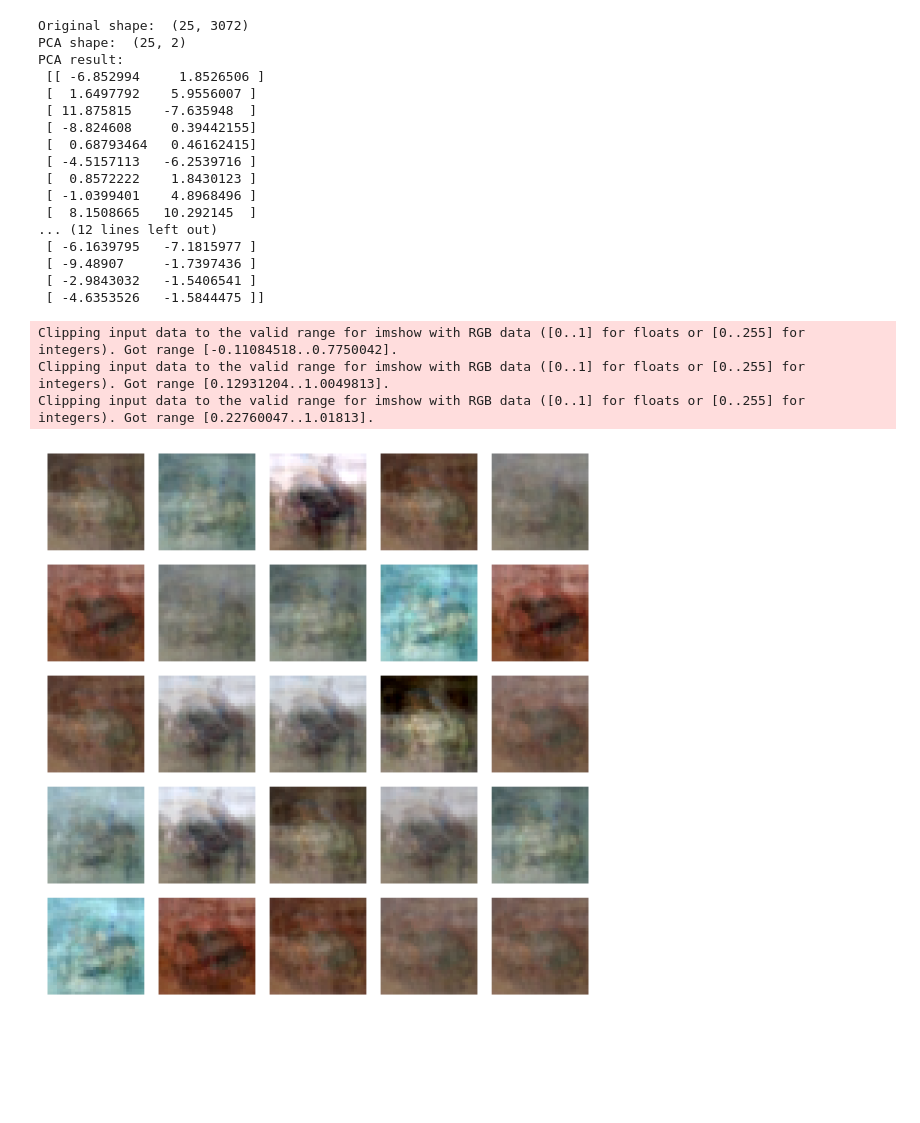
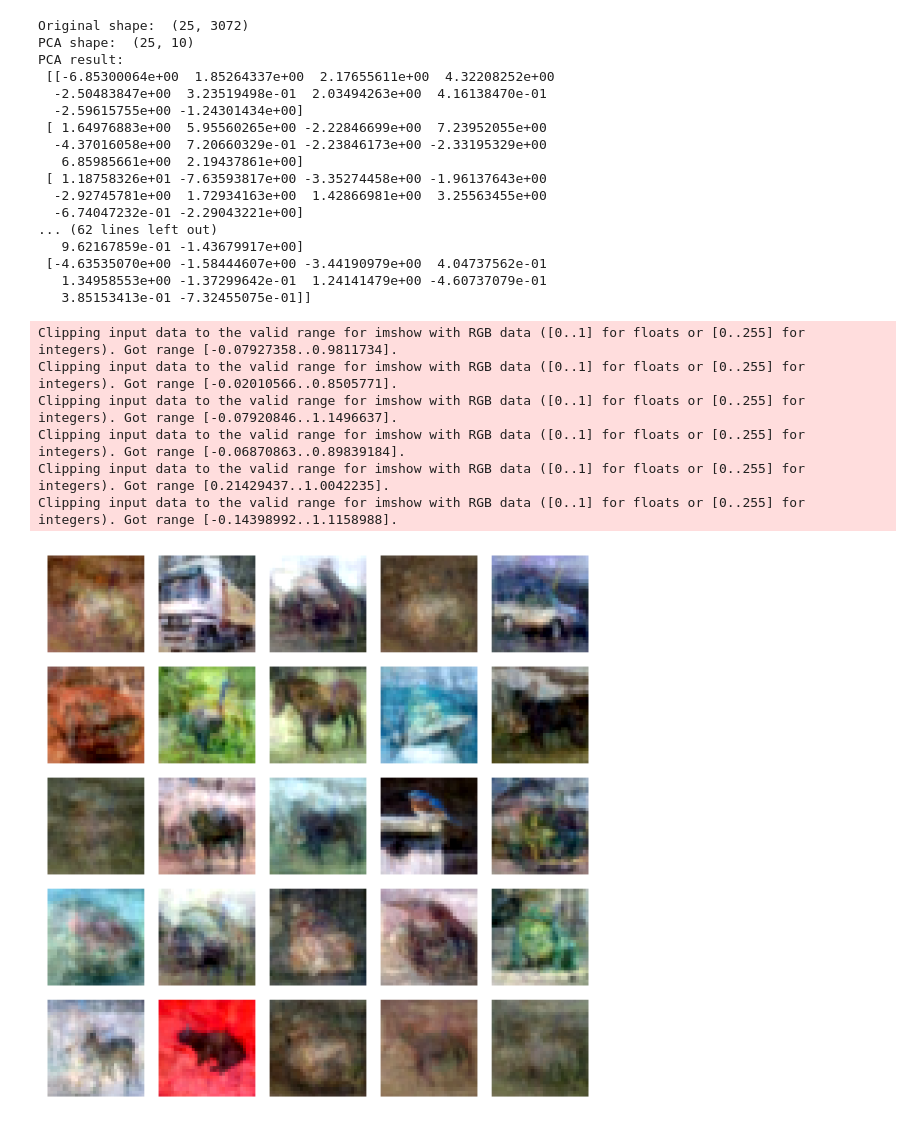
Before and after one commit to imnotuche/Image-clustering-FYP, a Jupyter notebook: notebooks/pca_demonstration.ipynb, the cells around one changed output. Drawn from its saved outputs; the diff is of its cells as text; code cells hidden in the pictures; blank space fills up the shorter version.

```diff
--- a/notebooks/pca_demonstration.ipynb
+++ b/notebooks/pca_demonstration.ipynb
@@ -38,7 +38,7 @@ images=np.array(images)
 N, H, W, C=images.shape
 x=images.reshape(N, -1)
 
-pca=PCA(n_components=2)
+pca=PCA(n_components=10)
 x_pca=pca.fit_transform(x)
 
 print("Original shape: ", x.shape)
@@ -63,21 +72,24 @@ Clipping input data to the valid range for imshow with RGB data ([0..1] for floa
 Original shape:  (25, 3072)
-PCA shape:  (25, 2)
+PCA shape:  (25, 10)
 PCA result:
- [[ -6.852994     1.8526506 ]
- [  1.6497792    5.9556007 ]
- [ 11.875815    -7.635948  ]
- [ -8.824608     0.39442155]
- [  0.68793464   0.46162415]
- [ -4.5157113   -6.2539716 ]
- [  0.8572222    1.8430123 ]
- [ -1.0399401    4.8968496 ]
- [  8.1508665   10.292145  ]
-... (12 lines left out)
- [ -6.1639795   -7.1815977 ]
- [ -9.48907     -1.7397436 ]
- [ -2.9843032   -1.5406541 ]
- [ -4.6353526   -1.5844475 ]]
+ [[-6.85300064e+00  1.85264337e+00  2.17655611e+00  4.32208252e+00
+  -2.50483847e+00  3.23519498e-01  2.03494263e+00  4.16138470e-01
+  -2.59615755e+00 -1.24301434e+00]
+ [ 1.64976883e+00  5.95560265e+00 -2.22846699e+00  7.23952055e+00
+  -4.37016058e+00  7.20660329e-01 -2.23846173e+00 -2.33195329e+00
+   6.85985661e+00  2.19437861e+00]
+ [ 1.18758326e+01 -7.63593817e+00 -3.35274458e+00 -1.96137643e+00
+  -2.92745781e+00  1.72934163e+00  1.42866981e+00  3.25563455e+00
+  -6.74047232e-01 -2.29043221e+00]
+... (62 lines left out)
+   9.62167859e-01 -1.43679917e+00]
+ [-4.63535070e+00 -1.58444607e+00 -3.44190979e+00  4.04737562e-01
+   1.34958553e+00 -1.37299642e-01  1.24141479e+00 -4.60737079e-01
+   3.85153413e-01 -7.32455075e-01]]
-Clipping input data to the valid range for imshow with RGB data ([0..1] for floats or [0..255] for integers). Got range [-0.11084518..0.7750042].
-Clipping input data to the valid range for imshow with RGB data ([0..1] for floats or [0..255] for integers). Got range [0.12931204..1.0049813].
-Clipping input data to the valid range for imshow with RGB data ([0..1] for floats or [0..255] for integers). Got range [0.22760047..1.01813].
+Clipping input data to the valid range for imshow with RGB data ([0..1] for floats or [0..255] for integers). Got range [-0.07927358..0.9811734].
+Clipping input data to the valid range for imshow with RGB data ([0..1] for floats or [0..255] for integers). Got range [-0.02010566..0.8505771].
+Clipping input data to the valid range for imshow with RGB data ([0..1] for floats or [0..255] for integers). Got range [-0.07920846..1.1496637].
+Clipping input data to the valid range for imshow with RGB data ([0..1] for floats or [0..255] for integers). Got range [-0.06870863..0.89839184].
+Clipping input data to the valid range for imshow with RGB data ([0..1] for floats or [0..255] for integers). Got range [0.21429437..1.0042235].
+Clipping input data to the valid range for imshow with RGB data ([0..1] for floats or [0..255] for integers). Got range [-0.14398992..1.1158988].
-[figure, old version]
+[figure, new version]
```
Also changed, not shown: parts of 1 cell of this notebook, 6 other files.
